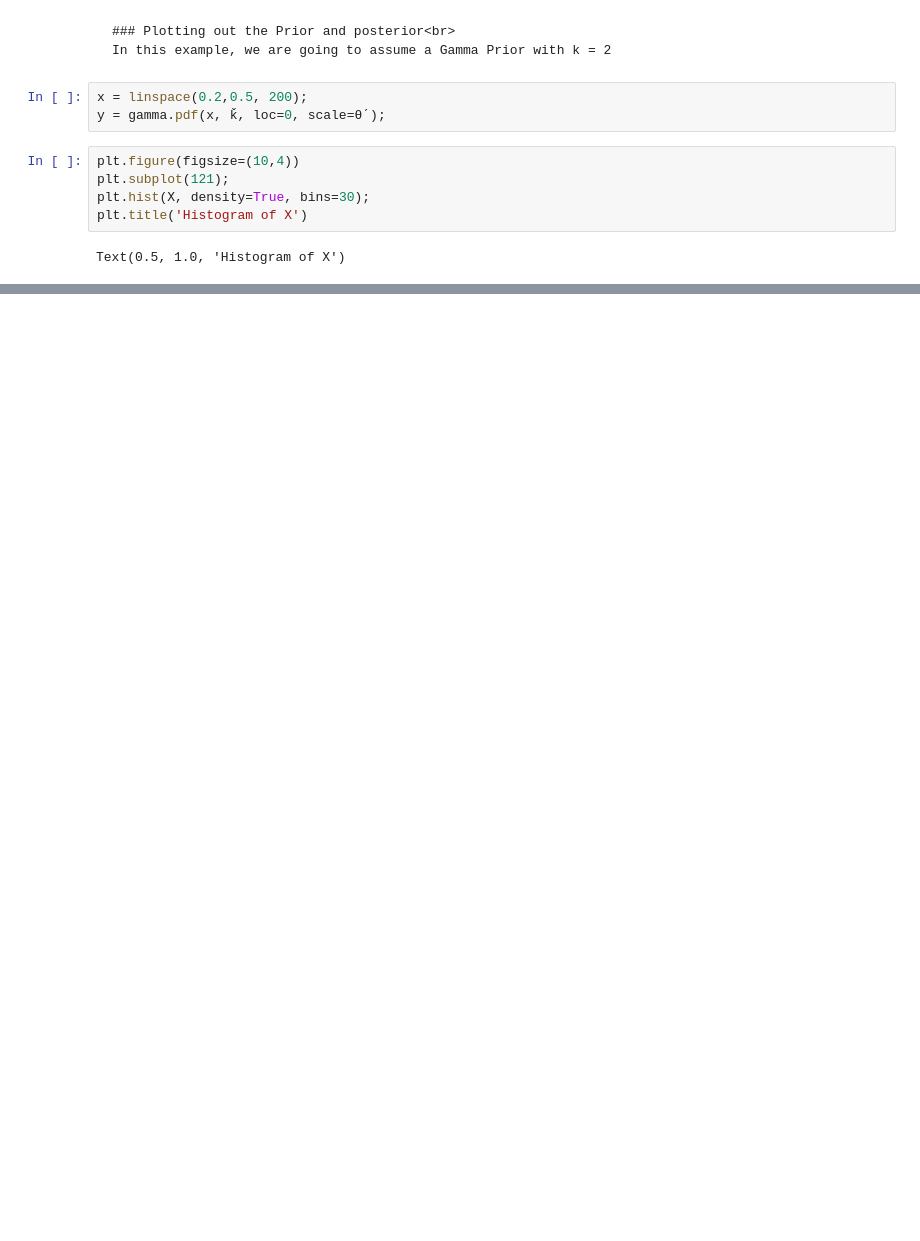
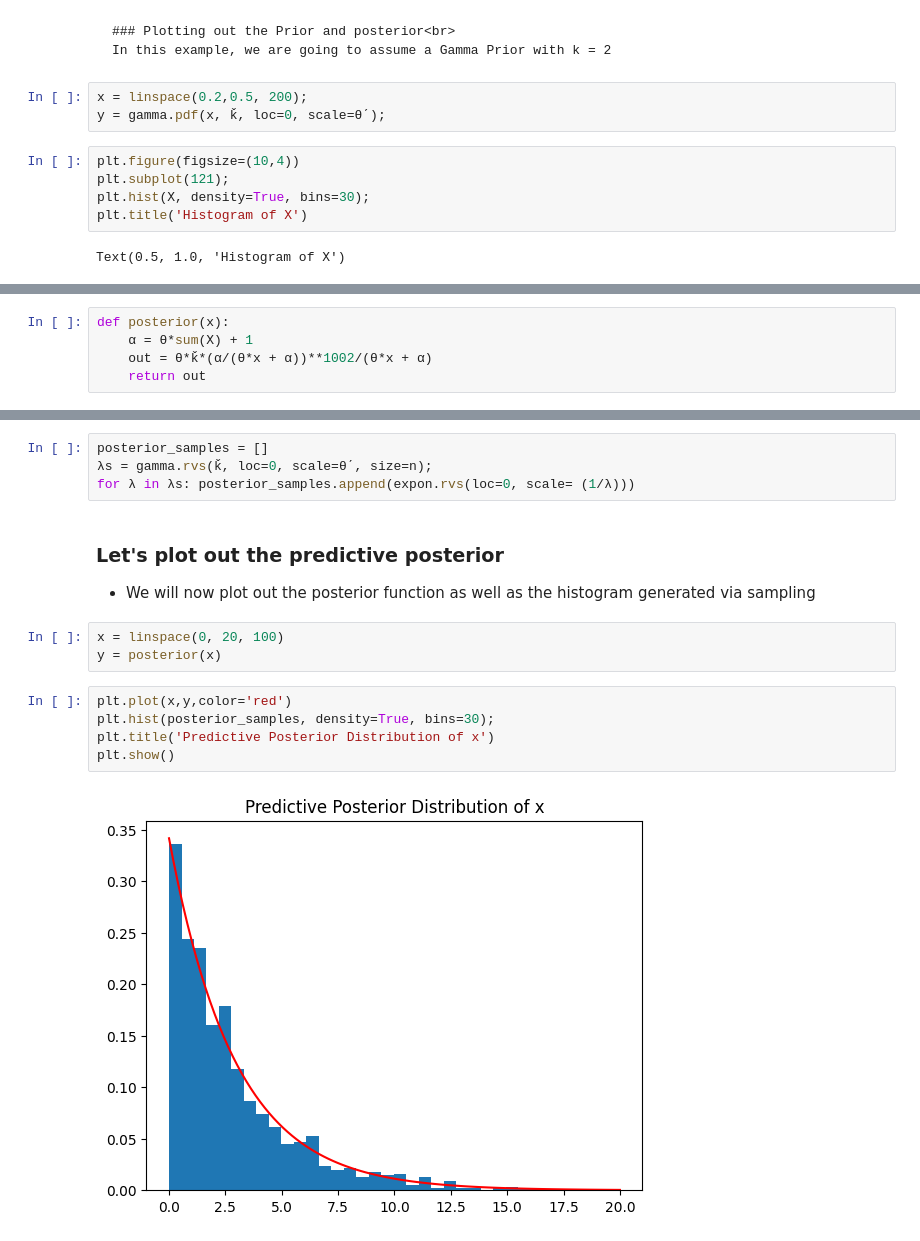
Before and after one commit to endsley/ml_examples, a Jupyter notebook: parameter_estimation/exponential.ipynb, the cells around one changed output, grey strips where cells are left out. Saved outputs shown, nothing was run; the diff lists cells and outputs as text; blank space fills up the shorter version.

```diff
--- a/parameter_estimation/exponential.ipynb
+++ b/parameter_estimation/exponential.ipynb
@@ -85,0 +120,5 @@ plt.show()
+# %%
+def posterior(x):
+	α = θ*sum(X) + 1
+	out = θ*ǩ*(α/(θ*x + α))**1002/(θ*x + α)
+	return out
@@ -85,0 +138,17 @@ plt.show()
+# %%
+posterior_samples = []
+λs = gamma.rvs(ǩ, loc=0, scale=θˊ, size=n);
+for λ in λs: posterior_samples.append(expon.rvs(loc=0, scale= (1/λ)))
+# %% [markdown]
+### Let's plot out the predictive posterior <br>
+- We will now plot out the posterior function as well as the histogram generated via sampling
+# %%
+x = linspace(0, 20, 100)
+y = posterior(x)
+# %%
+plt.plot(x,y,color='red')
+plt.hist(posterior_samples, density=True, bins=30);
+plt.title('Predictive Posterior Distribution of x')
+plt.show()
+# %% [output]
+[figure, added]
```
Also changed, not shown: parts of 10 cells of this notebook, 1 other file.
